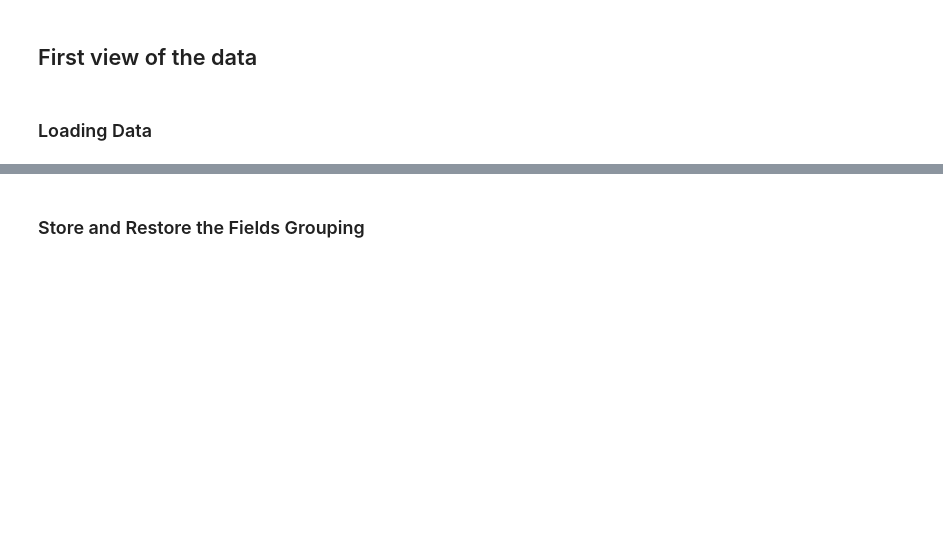
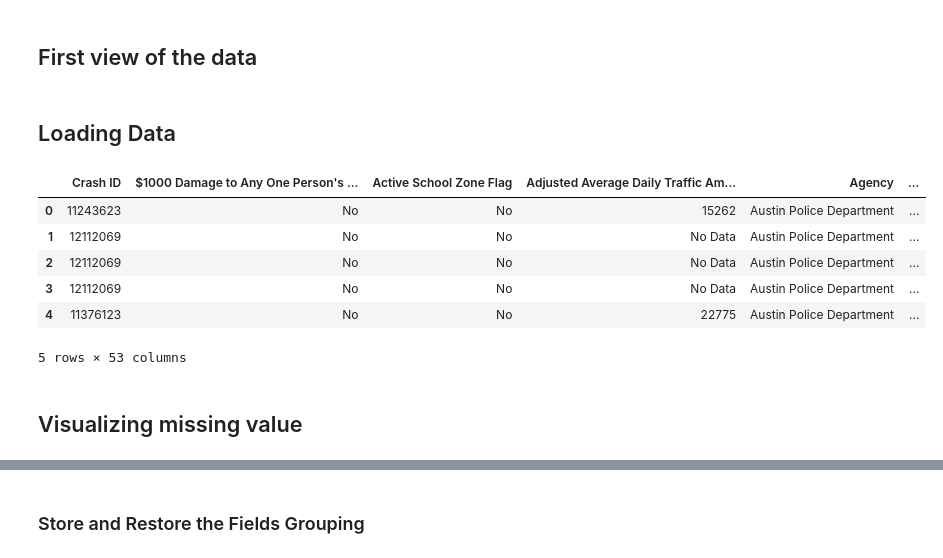
Before and after one commit to soonkienyuan/data-wrangling-school-project, a Jupyter notebook: Data Preparation.ipynb, the cells around one changed output, grey strips where cells are left out. Saved outputs shown, nothing was run; the diff lists cells and outputs as text; code cells hidden in the pictures; blank space fills up the shorter version.

Commit message:
Update Data Prep Notebook

```diff
--- a/Data Preparation.ipynb
+++ b/Data Preparation.ipynb
@@ -5,15 +5,25 @@ Show and explain all steps involved in your assignment – Data Import, Data Cle
 # %% [markdown]
 ## First view of the data
 # %% [markdown]
-### Loading Data
+## Loading Data
 # %%
-import pandas as pd
+3import pandas as pd
 import numpy as np
 from pprint import pprint
 data_file_path = ""
 csv_file_name = "Austin Bicycle Crashes 2010-2017.csv"
 dataset = pd.read_csv(data_file_path+csv_file_name)
 dataset.head()
+# %% [output]
+|  | Crash ID | $1000 Damage to Any One Person's ... | Active School Zone Flag | Adjusted Average Daily Traffic Am... | Agency | ... |
+| 0 | 11243623 | No | No | 15262 | Austin Police Department | ... |
+| 1 | 12112069 | No | No | No Data | Austin Police Department | ... |
+| 2 | 12112069 | No | No | No Data | Austin Police Department | ... |
+| 3 | 12112069 | No | No | No Data | Austin Police Department | ... |
+| 4 | 11376123 | No | No | 22775 | Austin Police Department | ... |
+5 rows × 53 columns
+# %% [markdown]
+## Visualizing missing value
 # %%
 import missingno as msno
 msno.matrix(dataset)
```
Also changed, not shown: parts of 48 cells of this notebook, 1 other file.
